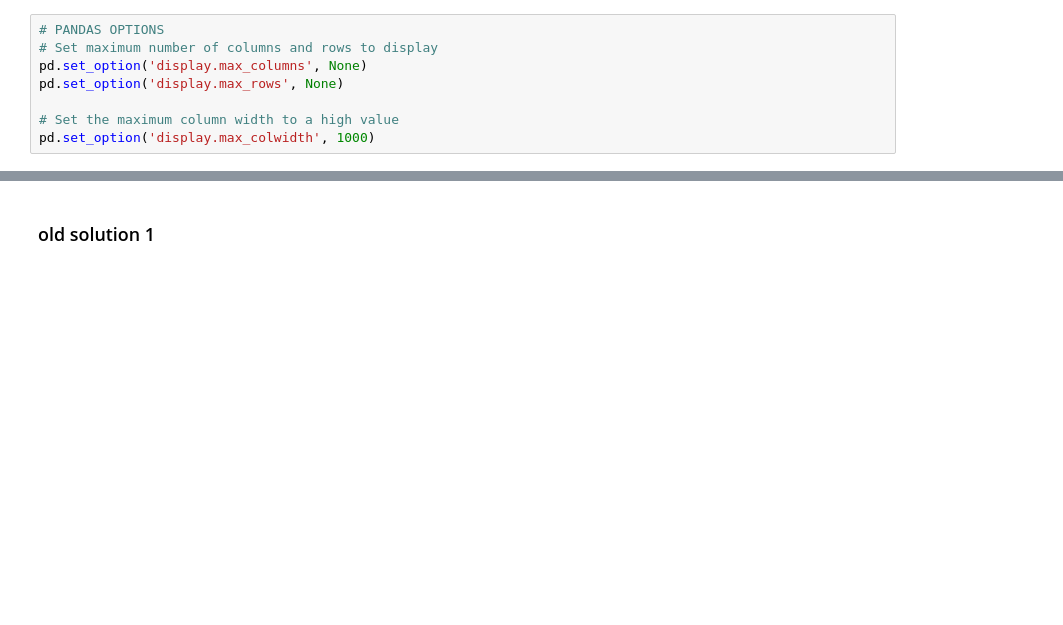
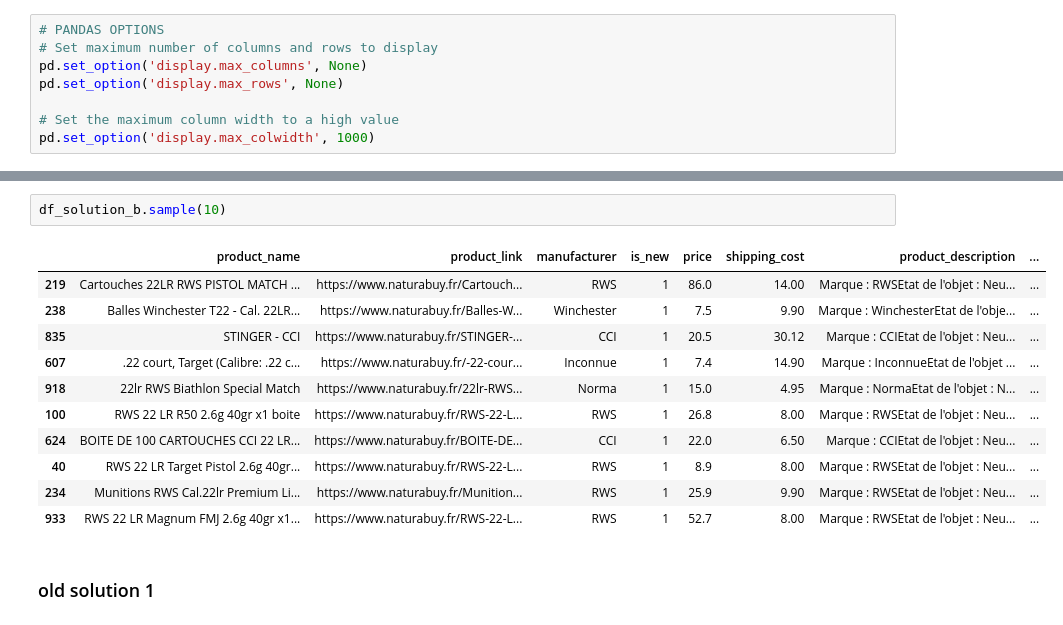
Before and after one commit to Aciago/Price_selector, a Jupyter notebook: re_bullet_qtty_v2.ipynb, the cells around one changed output, grey strips where cells are left out. Drawn from its saved outputs; the diff is of its cells as text; blank space fills up the shorter version.

```diff
--- a/re_bullet_qtty_v2.ipynb
+++ b/re_bullet_qtty_v2.ipynb
@@ -79,3 +202,17 @@ df.columns
+# %%
+df_solution_b.sample(10)
+# %% [output]
+|  | product_name | product_link | manufacturer | is_new | price | shipping_cost | product_description | ... |
+| 219 | Cartouches 22LR RWS PISTOL MATCH ... | https://www.naturabuy.fr/Cartouch... | RWS | 1 | 86.0 | 14.00 | Marque : RWSEtat de l'objet : Neu... | ... |
+| 238 | Balles Winchester T22 - Cal. 22LR... | https://www.naturabuy.fr/Balles-W... | Winchester | 1 | 7.5 | 9.90 | Marque : WinchesterEtat de l'obje... | ... |
+| 835 | STINGER - CCI | https://www.naturabuy.fr/STINGER-... | CCI | 1 | 20.5 | 30.12 | Marque : CCIEtat de l'objet : Neu... | ... |
+| 607 | .22 court, Target (Calibre: .22 c... | https://www.naturabuy.fr/-22-cour... | Inconnue | 1 | 7.4 | 14.90 | Marque : InconnueEtat de l'objet ... | ... |
+| 918 | 22lr RWS Biathlon Special Match | https://www.naturabuy.fr/22lr-RWS... | Norma | 1 | 15.0 | 4.95 | Marque : NormaEtat de l'objet : N... | ... |
+| 100 | RWS 22 LR R50 2.6g 40gr x1 boite | https://www.naturabuy.fr/RWS-22-L... | RWS | 1 | 26.8 | 8.00 | Marque : RWSEtat de l'objet : Neu... | ... |
+| 624 | BOITE DE 100 CARTOUCHES CCI 22 LR... | https://www.naturabuy.fr/BOITE-DE... | CCI | 1 | 22.0 | 6.50 | Marque : CCIEtat de l'objet : Neu... | ... |
+| 40 | RWS 22 LR Target Pistol 2.6g 40gr... | https://www.naturabuy.fr/RWS-22-L... | RWS | 1 | 8.9 | 8.00 | Marque : RWSEtat de l'objet : Neu... | ... |
+| 234 | Munitions RWS Cal.22lr Premium Li... | https://www.naturabuy.fr/Munition... | RWS | 1 | 25.9 | 9.90 | Marque : RWSEtat de l'objet : Neu... | ... |
+| 933 | RWS 22 LR Magnum FMJ 2.6g 40gr x1... | https://www.naturabuy.fr/RWS-22-L... | RWS | 1 | 52.7 | 8.00 | Marque : RWSEtat de l'objet : Neu... | ... |
 # %% [markdown]
 ### old solution 1
 # %%
```
Also changed, not shown: parts of 24 cells of this notebook.
